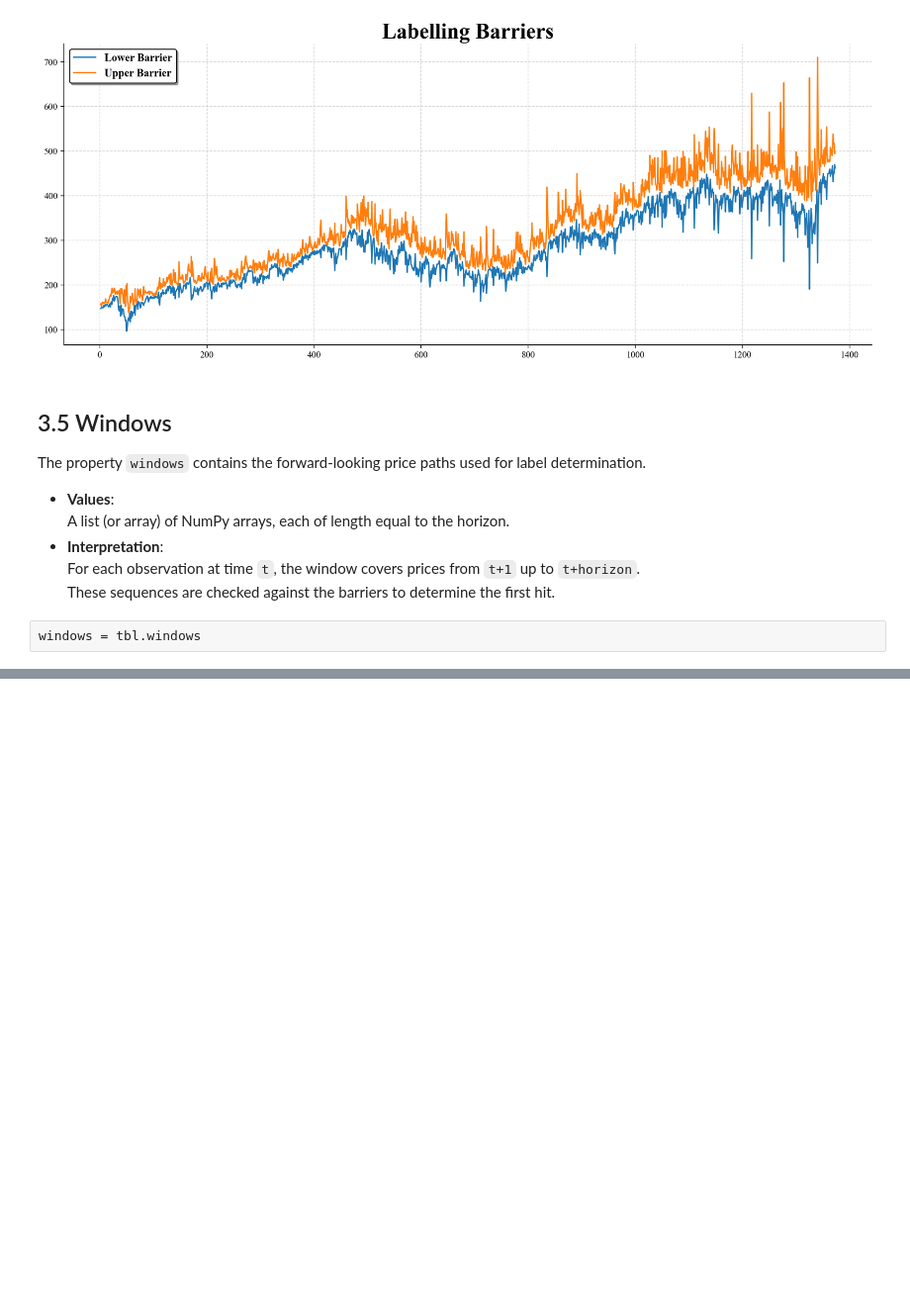
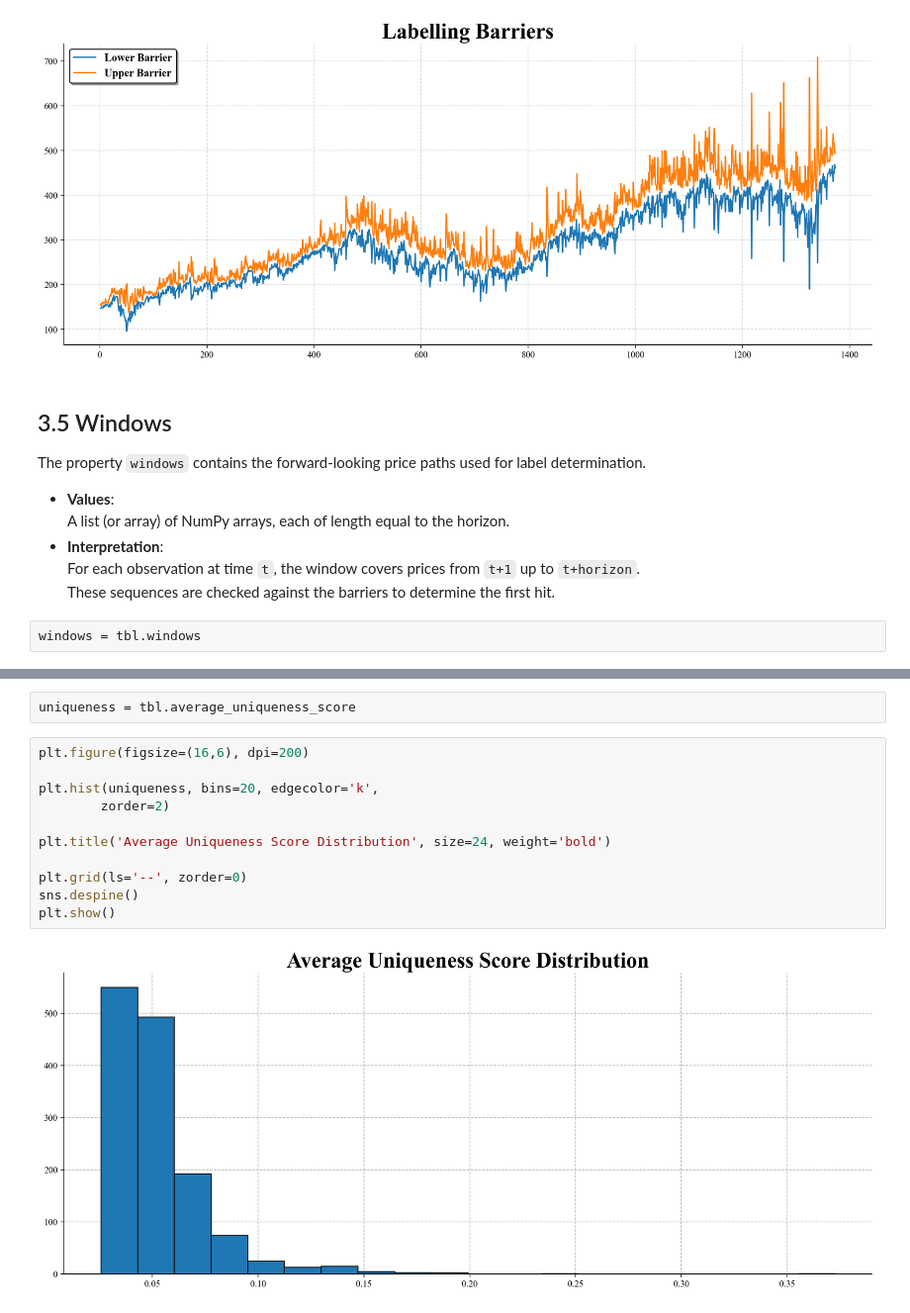
Before and after one commit to JohnsoN98X/financial-labeling, a Jupyter notebook: notebooks/00_TripleBarrierLabel.ipynb, the cells around one changed output, grey strips where cells are left out. Shown at 99% size. Saved outputs shown, nothing was run; the diff lists cells and outputs as text; blank space fills up the shorter version.

Commit message:
Added: - average_uniqueness_score - sample_weights Updated documentation, visuals, and supporting computations.

```diff
--- a/notebooks/00_TripleBarrierLabel.ipynb
+++ b/notebooks/00_TripleBarrierLabel.ipynb
@@ -376,0 +461,15 @@ array([[150.88861084],
+# %%
+uniqueness = tbl.average_uniqueness_score
+# %%
+plt.figure(figsize=(16,6), dpi=200)
+
+plt.hist(uniqueness, bins=20, edgecolor='k',
+        zorder=2)
+
+plt.title('Average Uniqueness Score Distribution', size=24, weight='bold')
+
+plt.grid(ls='--', zorder=0)
+sns.despine()
+plt.show()
+# %% [output]
+[figure, added]
```
Also changed, not shown: parts of 8 cells of this notebook, 3 other files.
